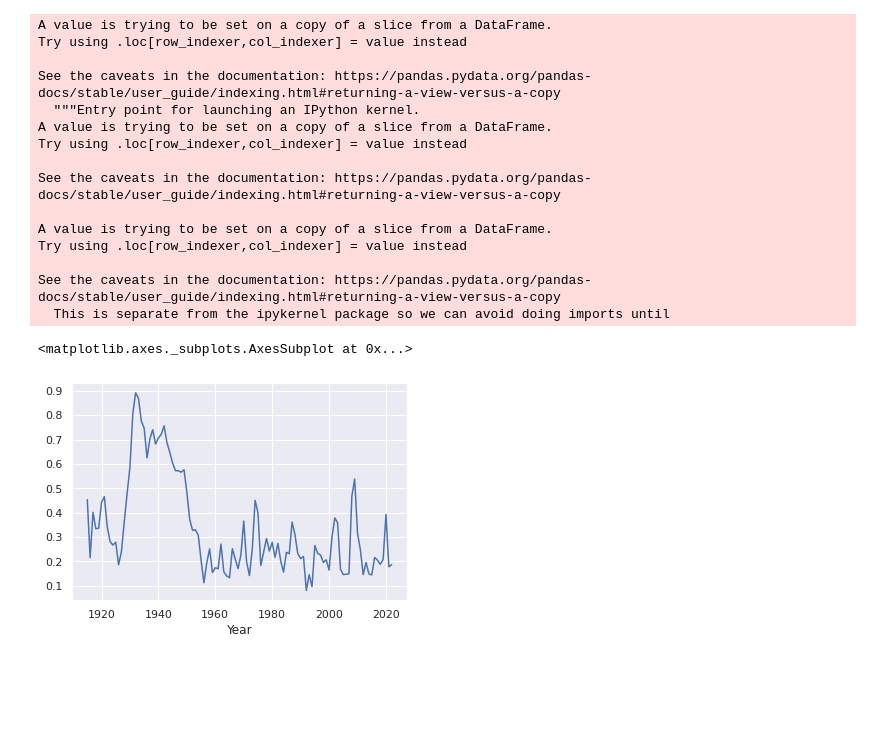
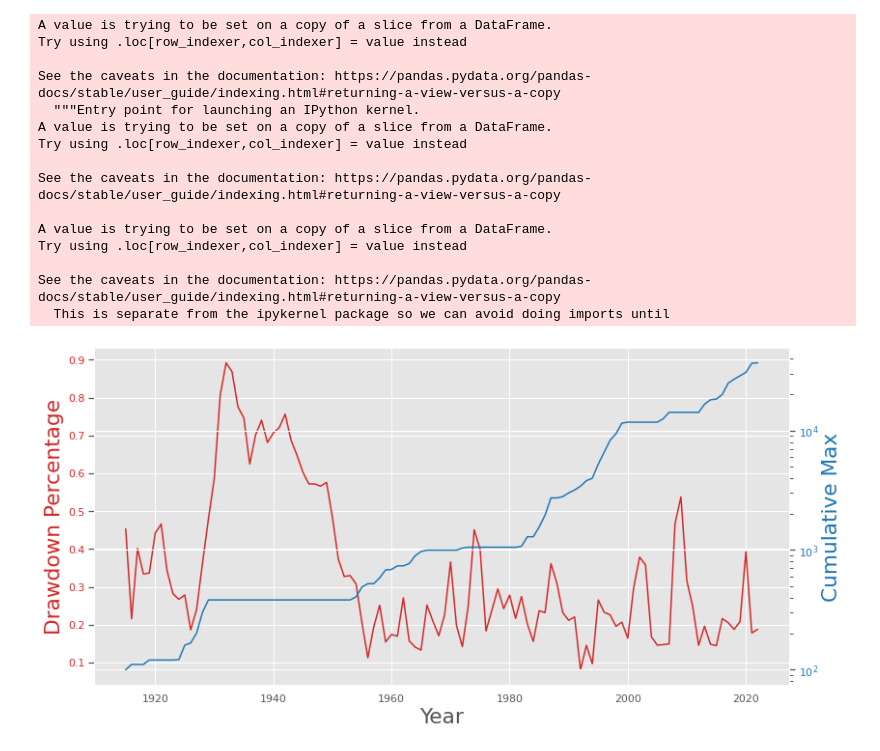
Before and after one commit to tianhuil/Google-Colab, a Jupyter notebook: Drawdown.ipynb, the cells around one changed output. Cells and saved outputs as stored; diff of their text form; code cells hidden in the pictures; blank space fills up the shorter version.

```diff
--- a/Drawdown.ipynb
+++ b/Drawdown.ipynb
@@ -5,5 +6,10 @@ import pandas as pd
 import seaborn as sns
 sns.set_theme()
+# %%
+import matplotlib
+plt.style.use('ggplot')
+matplotlib.rcParams['figure.figsize'] = 12, 6
+matplotlib.rcParams['font.size'] = 18  # Probably OS Dependent
 # %%
 dfs = pd.read_html('https://www.macrotrends.net/1319/dow-jones-100-year-historical-chart')
 df = dfs[0]
@@ -12,23 +18,34 @@ df = df.loc[::-1]
 # %%
 df['Cum Max'] = df['Year High'].cummax()
 df['Drawdown'] = df['Cum Max'] - df['Year Low']
 df['Drawdown Percentage'] = df['Drawdown'] / df['Cum Max']
-df.set_index('Year')['Drawdown Percentage'].plot()
+fig, ax1 = plt.subplots()
+
+df.set_index('Year')['Drawdown Percentage'].plot(ax=ax1, color='tab:red')
+ax1.tick_params(axis='y', labelcolor='tab:red')
+ax1.set_ylabel('Drawdown Percentage', color='tab:red')
+
+ax2 = ax1.twinx()
+
+df.set_index('Year')['Cum Max'].plot(ax=ax2, logy=True, color='tab:blue')
+ax2.tick_params(axis='y', labelcolor='tab:blue')
+ax2.set_ylabel('Cumulative Max', color='tab:blue')
+
+fig.tight_layout()
 # %% [output]
 A value is trying to be set on a copy of a slice from a DataFrame.
 Try using .loc[row_indexer,col_indexer] = value instead
 
 See the caveats in the documentation: https://pandas.pydata.org/pandas-docs/stable/user_guide/indexing.html#returning-a-view-versus-a-copy
   """Entry point for launching an IPython kernel.
 A value is trying to be set on a copy of a slice from a DataFrame.
 Try using .loc[row_indexer,col_indexer] = value instead
 
 See the caveats in the documentation: https://pandas.pydata.org/pandas-docs/stable/user_guide/indexing.html#returning-a-view-versus-a-copy
 
 A value is trying to be set on a copy of a slice from a DataFrame.
 Try using .loc[row_indexer,col_indexer] = value instead
 
 See the caveats in the documentation: https://pandas.pydata.org/pandas-docs/stable/user_guide/indexing.html#returning-a-view-versus-a-copy
   This is separate from the ipykernel package so we can avoid doing imports until
-<matplotlib.axes._subplots.AxesSubplot at 0x...>
-[figure, old version]
+[figure, new version]
```
Also changed, not shown: parts of 2 cells of this notebook.
